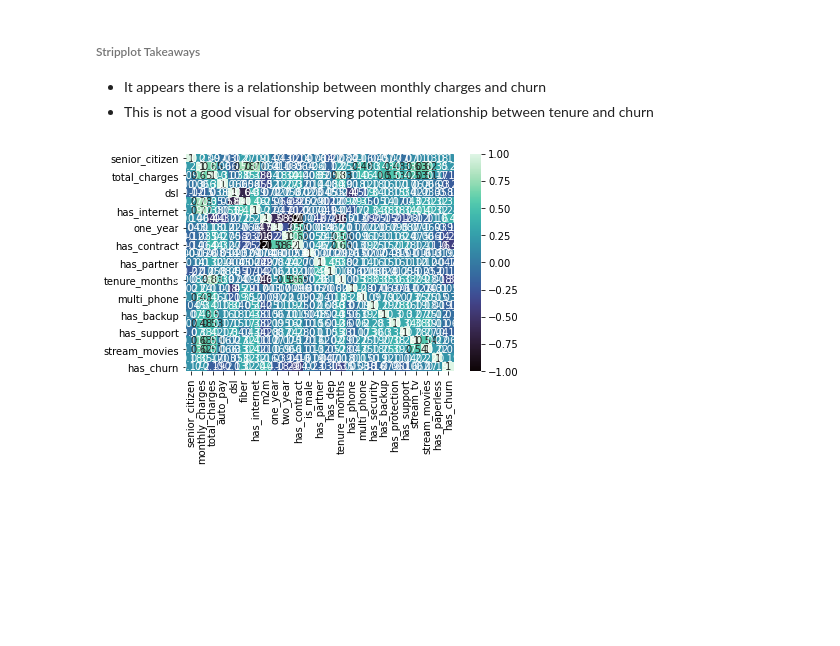
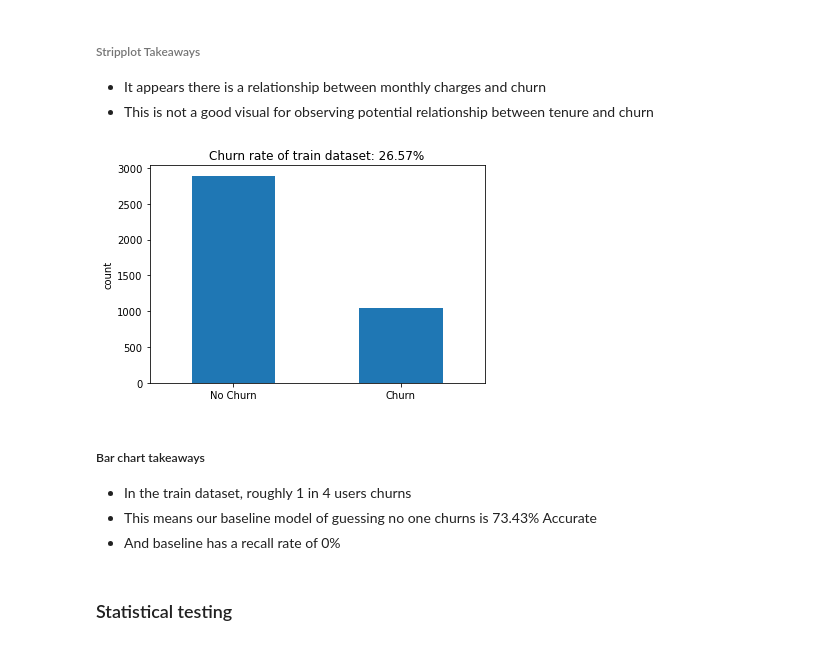
Before and after one commit to Tyler-Applegate/telco_churn_project, a Jupyter notebook: final_report.ipynb, the cells around one changed output. Cells and saved outputs as stored; diff of their text form; code cells hidden in the pictures; blank space fills up the shorter version.

```diff
--- a/final_report.ipynb
+++ b/final_report.ipynb
@@ -168,8 +168,20 @@ explore.telco_strip(melt)
 ###### Stripplot Takeaways
 - It appears there is a relationship between monthly charges and churn
 - This is not a good visual for observing potential relationship between tenure and churn
-# %%
-sns.heatmap(train.corr(), cmap='mako', center=0, annot=True)
-plt.show()
-# %% [output]
-[figure, removed]
+# %%
+# overall churn rate of train dataset
+churn_rate = train['has_churn'].mean()
+tcr = train['has_churn'].value_counts().plot.bar()
+plt.title(f'Churn rate of train dataset: {churn_rate:.2%}')
+plt.xticks(ticks=[0,1], labels=['No Churn', 'Churn'], rotation=0)
+plt.ylabel('count')
+plt.show()
+# %% [output]
+[figure, added]
+# %% [markdown]
+##### Bar chart takeaways
+- In the train dataset, roughly 1 in 4 users churns
+- This means our baseline model of guessing no one churns is 73.43% Accurate
+- And baseline has a recall rate of 0%
+# %% [markdown]
+### Statistical testing
```
Also changed, not shown: parts of 10 cells of this notebook, 3 other files.
